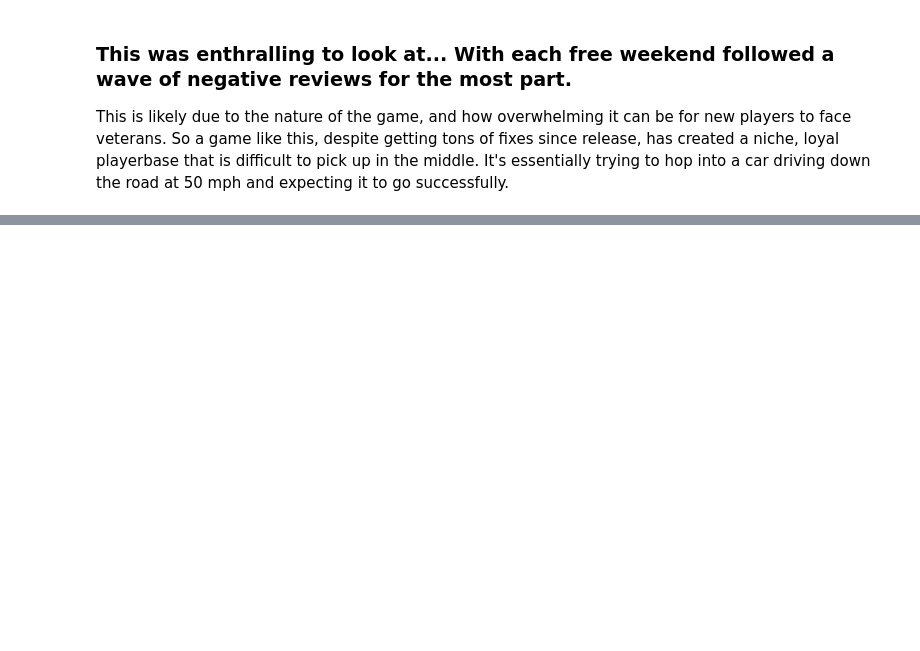
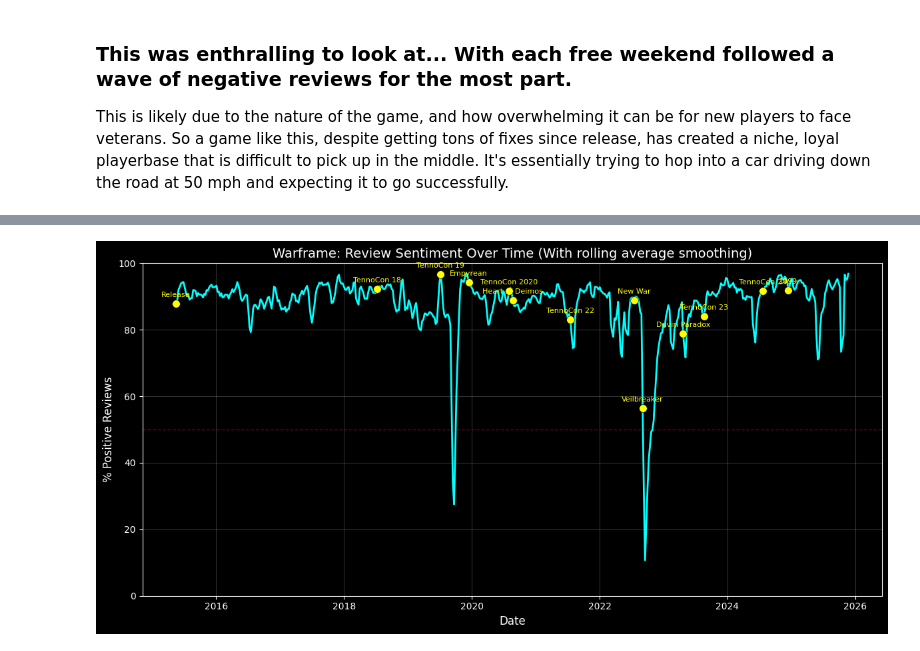
Before and after one commit to KyrellosIbrahim/GameUpdatesVsPlayerSentiment, a Jupyter notebook: notebook.ipynb, the cells around one changed output, grey strips where cells are left out. Drawn from its saved outputs; the diff is of its cells as text; code cells hidden in the pictures; blank space fills up the shorter version.

```diff
--- a/notebook.ipynb
+++ b/notebook.ipynb
@@ -551,0 +668,63 @@ This is likely due to the nature of the game, and how overwhelming it can be for
+# %%
+# Plot
+plt.style.use("dark_background")
+fig, ax = plt.subplots(figsize=(12, 6))
+
+
+warframereviews_df= warframereviews_df.resample("W").mean()
+pos_avg = warframereviews_df['Positive reviews'].mean()
+neg_avg = warframereviews_df['Negative reviews'].abs().mean()
+
+# Replace zeros with the averages
+warframereviews_df['Positive reviews'] = warframereviews_df['Positive reviews'].replace(0, pos_avg)
+warframereviews_df['Negative reviews'] = warframereviews_df['Negative reviews'].replace(0, -neg_avg)
+# Calculate percentage
+warframereviews_df['positive_percent'] = (warframereviews_df['Positive reviews'] /
+                                     (warframereviews_df['Positive reviews'] +
+                                      warframereviews_df['Negative reviews'].abs()) * 100)
+# replace zeros with 50%
+#close_filtered['positive_percent'] = close_filtered['positive_percent'].replace(0, 50.0)
+# Apply rolling average to smooth the line
+warframereviews_df['positive_percent_smooth'] = warframereviews_df['positive_percent'].rolling(window=3, center=True, min_periods=1).mean()
+
+
+for date, label in event_dates.items():
+    # Find the nearest existing index value
+    nearest = warframereviews_df.index[warframereviews_df.index.get_indexer([date], method="nearest")[0]]
+
+    # Plot yellow dot
+    ax.scatter(
+        nearest,
+        warframereviews_df.loc[nearest, "positive_percent_smooth"],
+        color="yellow",
+        s=70,
+        zorder=10,
+        edgecolor="black",
+        linewidth=0.4
+    )
+    ax.text(
+        nearest,
+        warframereviews_df.loc[nearest, "positive_percent_smooth"] + 2,
+        label,
+        color="yellow",
+        fontsize=8,
+        ha="center"
+    )
+
+
+# Plot the smoothed version
+ax.plot(warframereviews_df.index, warframereviews_df['positive_percent_smooth'], linewidth=2, color='cyan')
+ax.axhline(y=50, color='red', linestyle='--', linewidth=1, alpha=0.5)
+
+ax.set_ylabel('% Positive Reviews', fontsize=12)
+ax.set_xlabel('Date', fontsize=12)
+ax.set_title('Warframe: Review Sentiment Over Time (With rolling average smoothing)', fontsize=14)
+ax.set_ylim(0, 100)
+
+
+ax.grid(True, alpha=0.2)
+
+plt.tight_layout()
+plt.show()
+# %% [output]
+[figure, added]
```
Also changed, not shown: parts of 15 cells of this notebook.
